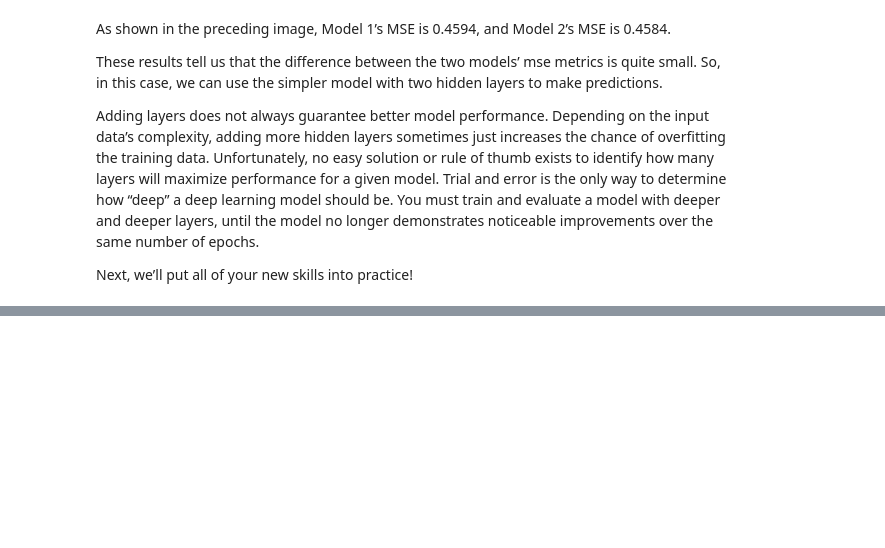
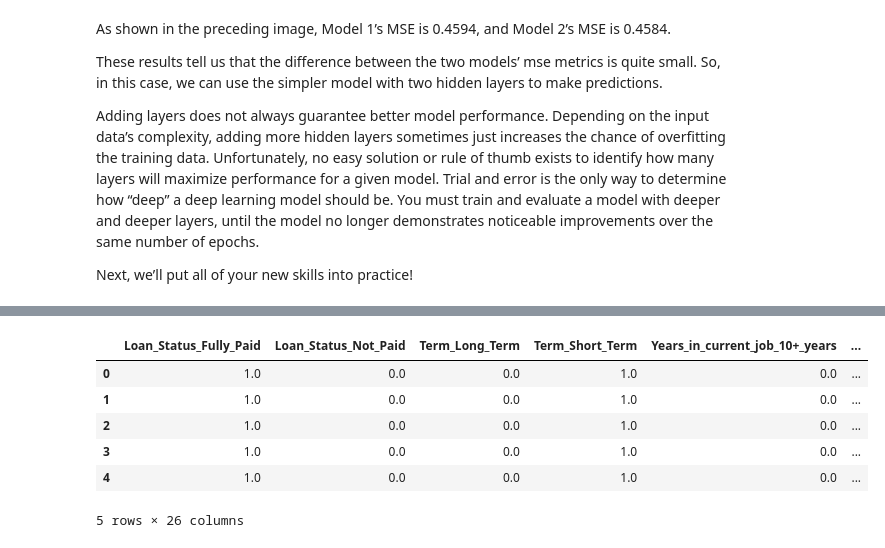
Before and after one commit to carlosmpr/fintech, a Jupyter notebook: module13/neural.ipynb, the cells around one changed output, grey strips where cells are left out. Drawn from its saved outputs; the diff is of its cells as text; code cells hidden in the pictures; blank space fills up the shorter version.

```diff
--- a/module13/neural.ipynb
+++ b/module13/neural.ipynb
@@ -413,0 +437,3 @@ Next, we’ll put all of your new skills into practice!
+# %%
+# Create a OneHotEncoder instance
+enc = OneHotEncoder(sparse=False)
@@ -413,0 +444,23 @@ Next, we’ll put all of your new skills into practice!
+# %%
+# Create a list of the columns with categorical variables
+categorical_variables = ["Loan_Status", "Term", "Years_in_current_job", "Home_Ownership", "Purpose"]
+# %%
+# Use the fit_transform function from the OneHotEncoder to encode the data
+encoded_data = enc.fit_transform(df[categorical_variables])
+# %%
+# Create a DataFrame with the encoded variables
+encoded_df = pd.DataFrame(
+    encoded_data,
+    columns = enc.get_feature_names(categorical_variables)
+)
+
+# Display sample data
+encoded_df.head()
+# %% [output]
+|  | Loan_Status_Fully_Paid | Loan_Status_Not_Paid | Term_Long_Term | Term_Short_Term | Years_in_current_job_10+_years | ... |
+| 0 | 1.0 | 0.0 | 0.0 | 1.0 | 0.0 | ... |
+| 1 | 1.0 | 0.0 | 0.0 | 1.0 | 0.0 | ... |
+| 2 | 1.0 | 0.0 | 0.0 | 1.0 | 0.0 | ... |
+| 3 | 1.0 | 0.0 | 0.0 | 1.0 | 0.0 | ... |
+| 4 | 1.0 | 0.0 | 0.0 | 1.0 | 0.0 | ... |
+5 rows × 26 columns
```
Also changed, not shown: parts of 6 cells of this notebook, 4 other files.
